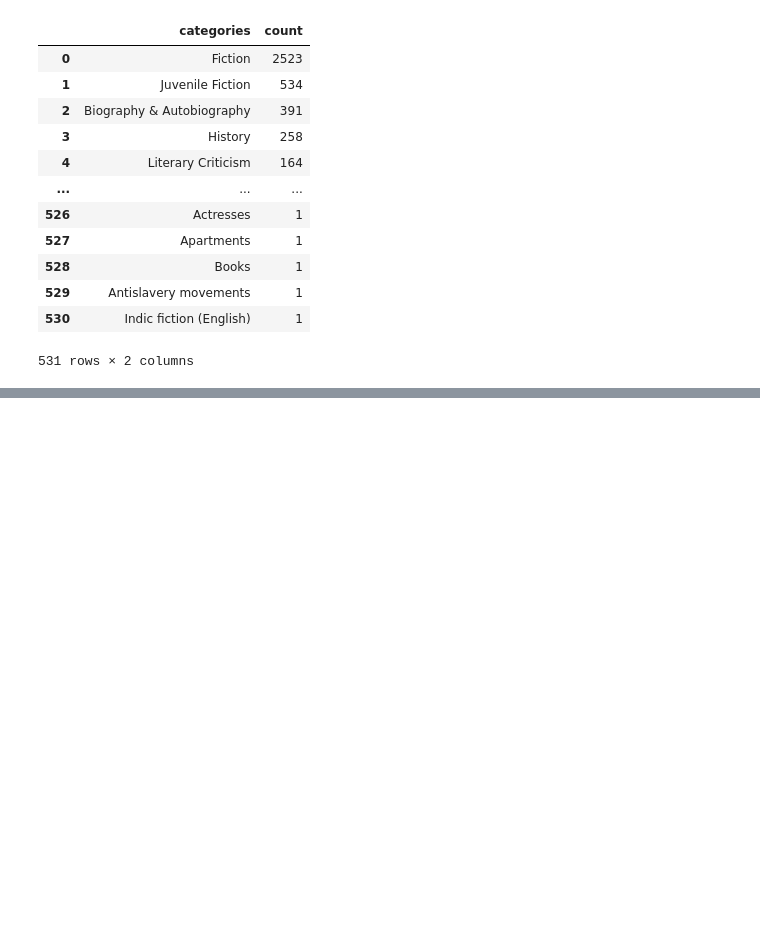
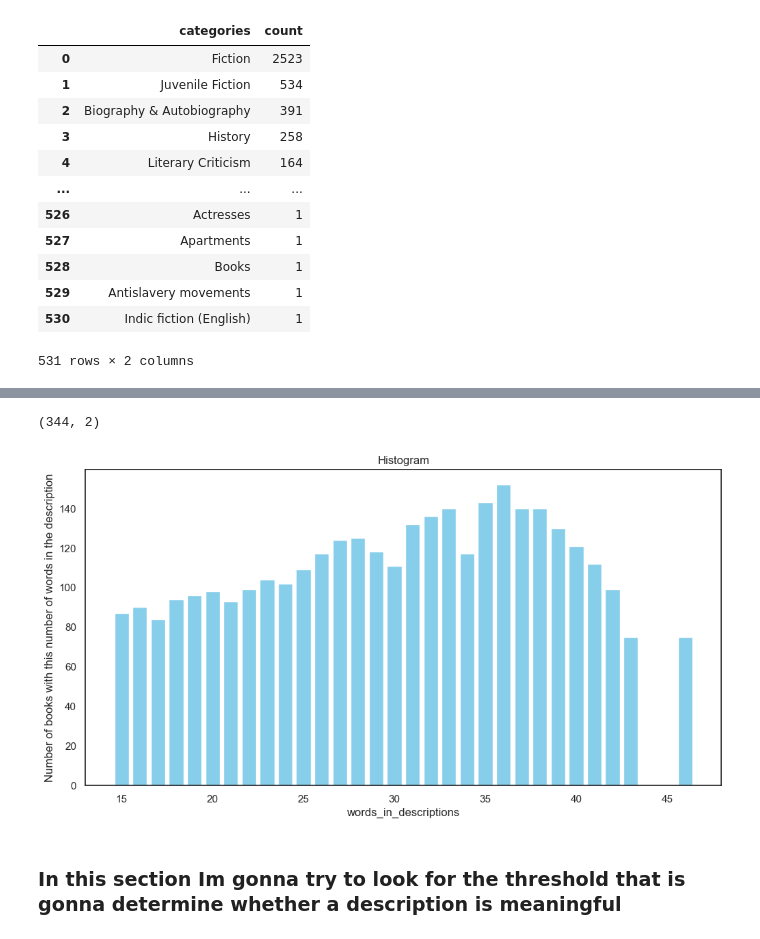
Before and after one commit to OFFICIAL-SBC/BOOKRECOMMENDER, a Jupyter notebook: data-exploration.ipynb, the cells around one changed output, grey strips where cells are left out. Drawn from its saved outputs; the diff is of its cells as text; code cells hidden in the pictures; blank space fills up the shorter version.

```diff
--- a/data-exploration.ipynb
+++ b/data-exploration.ipynb
@@ -390,0 +413,3 @@ plt.show()
+# %%
+df_books_without_missing_description["words_in_descriptions"] = df_books_without_missing_description["description"].str.split(" ").apply(len)
+df_books_without_missing_description["words_in_descriptions"]
@@ -390,0 +434,15 @@ plt.show()
+# %%
+aux = df_books_without_missing_description["words_in_descriptions"].value_counts().reset_index()
+print(aux.shape)
+aux = aux.head(30)
+plt.figure(figsize=(12, 6))
+plt.bar(x = aux['words_in_descriptions'], height=aux['count'], width=0.8, color ="skyblue")
+plt.xlabel("words_in_descriptions")
+plt.ylabel("Number of books with this number of words in the description")
+plt.title("Histogram")
+plt.show()
+# %% [output]
+(344, 2)
+[figure, added]
+# %% [markdown]
+### In this section Im gonna try to look for the threshold that is gonna determine whether a description is meaningful
```
Also changed, not shown: parts of 21 cells of this notebook, 1 other file.
